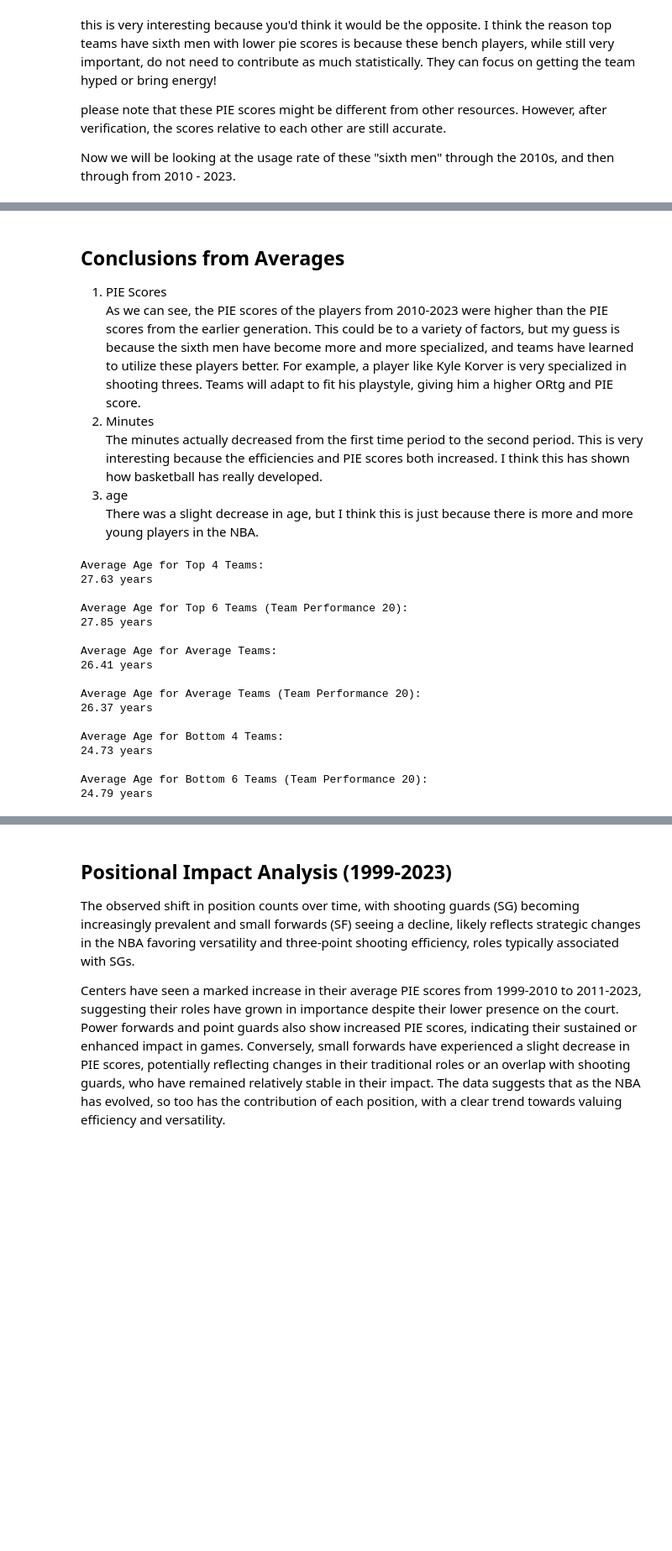
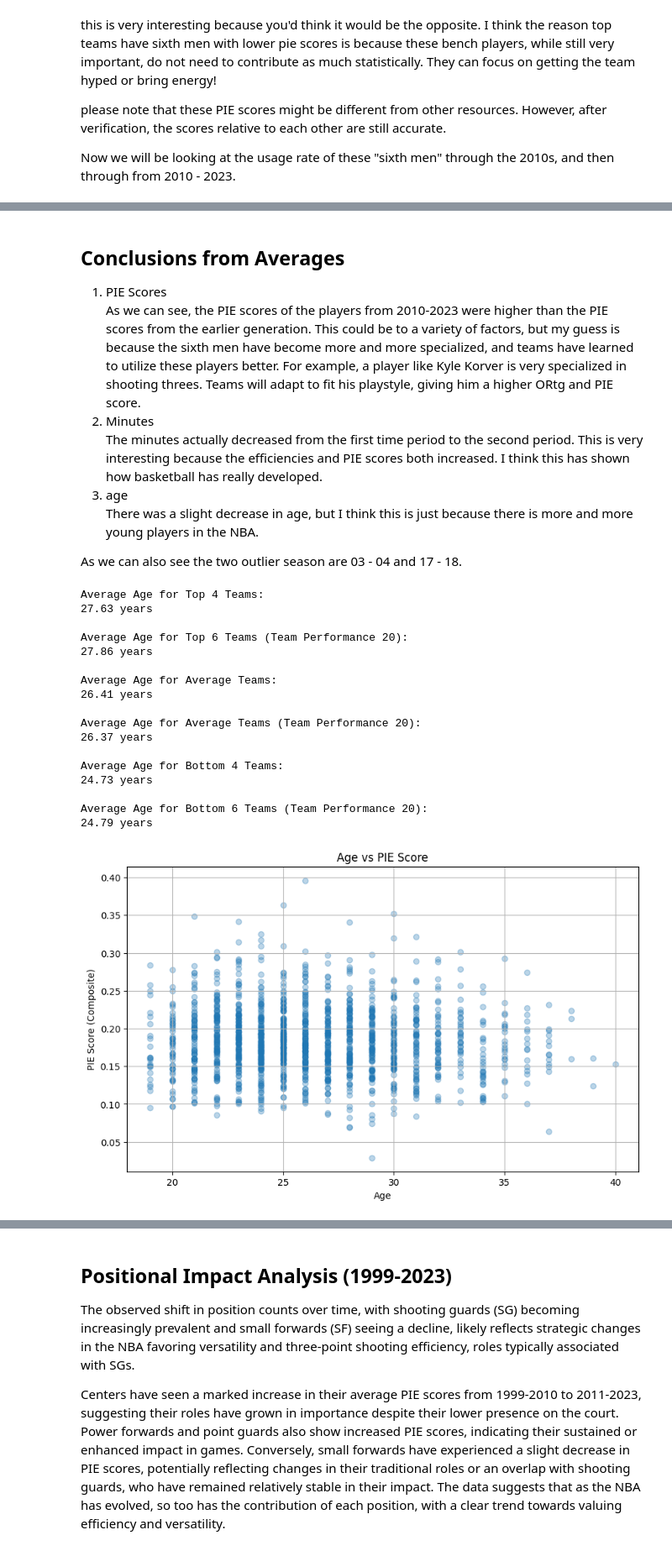
Before and after one commit to izyuan/Impact-of-Sixth-Men, a Jupyter notebook: analysis/descriptive_Statistics.ipynb, the cells around one changed output, grey strips where cells are left out. Shown at 84% size. Cells and saved outputs as stored; diff of their text form; code cells hidden in the pictures; blank space fills up the shorter version.

```diff
--- a/analysis/descriptive_Statistics.ipynb
+++ b/analysis/descriptive_Statistics.ipynb
@@ -180,7 +183,10 @@ For example, a player like Kyle Korver is very specialized in shooting threes. T
 <li>Minutes</li> The minutes actually decreased from the first time period to the second period. This is very interesting because the efficiencies and PIE scores both increased. I think this has shown how basketball has really developed.
 <li>age</li> There was a slight decrease in age, but I think this is just because there is more and more young players in the NBA.
 </ol>
+
+As we can also see the two outlier season are 03 - 04 and 17 - 18.
 # %%
+#next lets do some analysis on age!
 avgAge_topTeam_20 = top_teams_20["Age"].mean()
 avgAge_topTeam = top_teams["Age"].mean()
 avgAge_midTeam = mid_teams["Age"].mean()
@@ -190,34 +196,57 @@ avgAge_botTeam_20 = bottom_teams_20["Age"].mean()
 
 print("Average Age for Top 4 Teams:")
 print(f"{avgAge_topTeam:.2f} years")
 print("\nAverage Age for Top 6 Teams (Team Performance 20):")
 print(f"{avgAge_topTeam_20:.2f} years")
 print("\nAverage Age for Average Teams:")
 print(f"{avgAge_midTeam:.2f} years")
 print("\nAverage Age for Average Teams (Team Performance 20):")
 print(f"{avgAge_midTeam_20:.2f} years")
 print("\nAverage Age for Bottom 4 Teams:")
 print(f"{avgAge_botTeam:.2f} years")
 print("\nAverage Age for Bottom 6 Teams (Team Performance 20):")
 print(f"{avgAge_botTeam_20:.2f} years")
+
+
+pie_score_threshold = 1.0
+
+# scatterplot for age and pie score
+plt.figure(figsize=(10, 6))
+plt.scatter(df['Age'], df['Composite'], alpha=0.3)
+
+for index, row in df.iterrows():
+    if row['Composite'] > pie_score_threshold:
+        plt.annotate(row['Player'],  #annotating outliers
+                     (row['Age'], row['Composite']),
+                     textcoords="offset points",
+                     xytext=(0,10),
+                     ha='center')
+
+plt.title('Age vs PIE Score')
+plt.xlabel('Age')
+plt.ylabel('PIE Score (Composite)')
+plt.grid(True)
+#plt.savefig(f"visualization/descriptive_stats_visualized/age_PIE_score", bbox_inches='tight')
+plt.show()
 # %% [output]
 Average Age for Top 4 Teams:
 27.63 years
 
 Average Age for Top 6 Teams (Team Performance 20):
-27.85 years
+27.86 years
 
 Average Age for Average Teams:
 26.41 years
 
 Average Age for Average Teams (Team Performance 20):
 26.37 years
 
 Average Age for Bottom 4 Teams:
 24.73 years
 
 Average Age for Bottom 6 Teams (Team Performance 20):
 24.79 years
+[figure, added]
 # %% [markdown]
 ## Sixth Men Age and Team Performance
 
```
Also changed, not shown: parts of 11 cells of this notebook, 12 other files.
